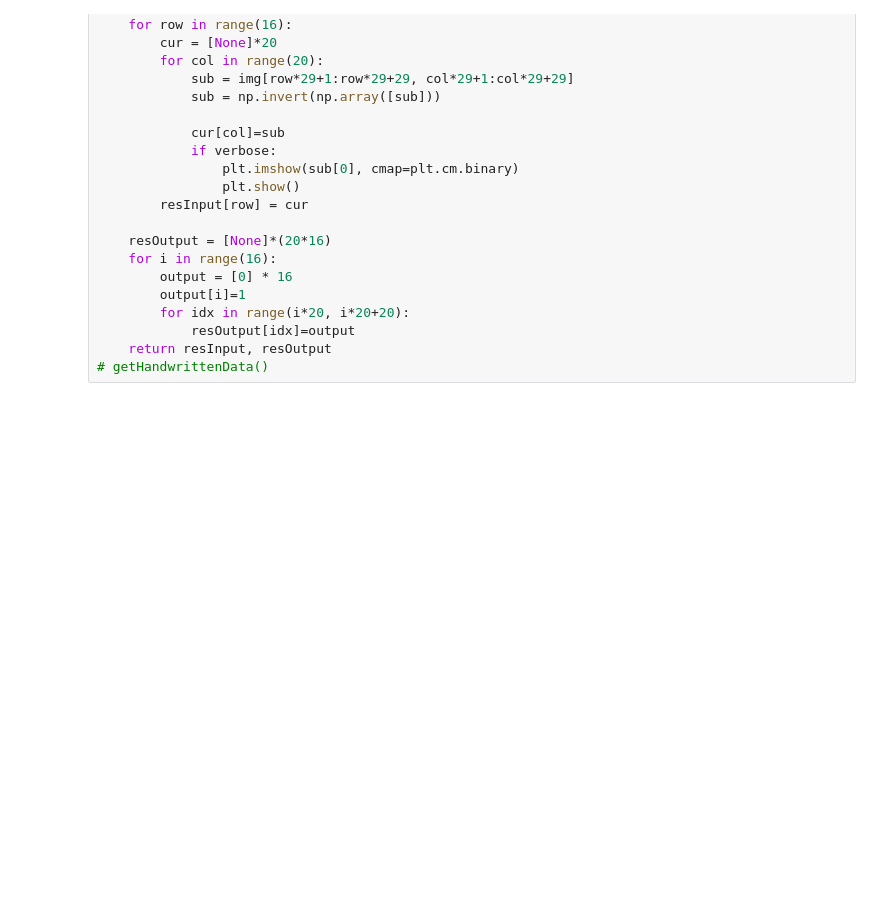
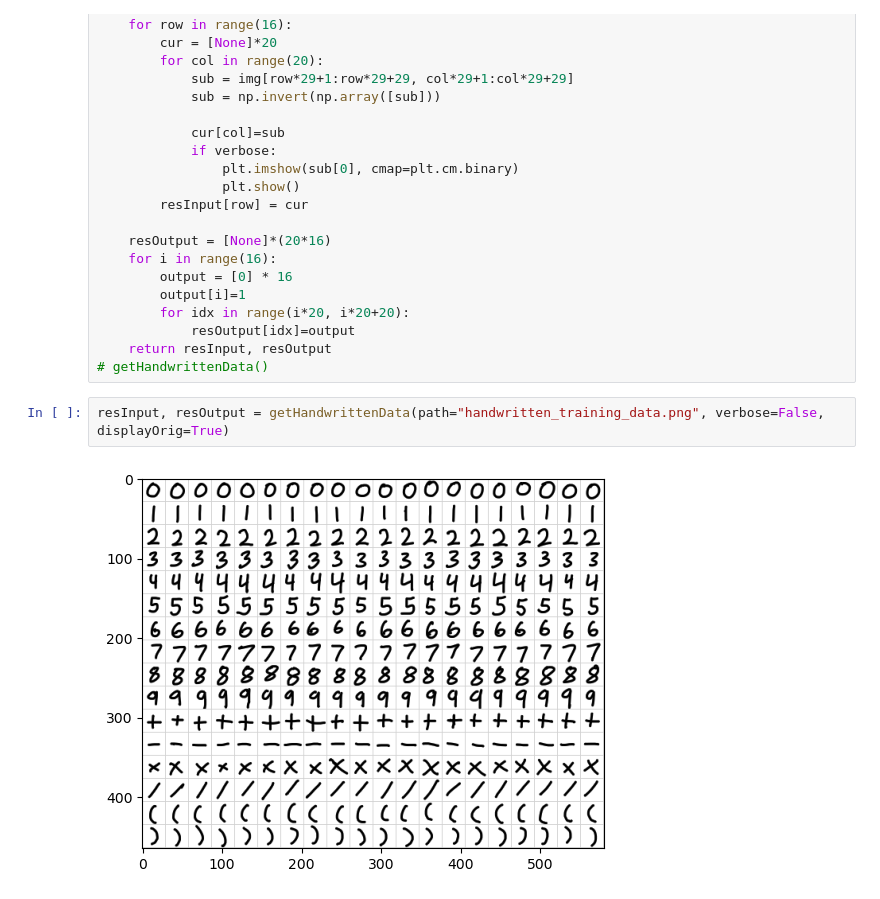
Before and after one commit to JasonFeng365/Group6Project, a Jupyter notebook: ExpressionEvaluator.ipynb, the cells around one changed output. Saved outputs shown, nothing was run; the diff lists cells and outputs as text; blank space fills up the shorter version.

Commit message:
Model to extract new handwritten images

```diff
--- a/ExpressionEvaluator.ipynb
+++ b/ExpressionEvaluator.ipynb
@@ -240,3 +243,7 @@ def getHandwrittenData(path="handwritten_training_data.png", verbose=False, disp
             resOutput[idx]=output
     return resInput, resOutput
 # getHandwrittenData()
+# %%
+resInput, resOutput = getHandwrittenData(path="handwritten_training_data.png", verbose=False, displayOrig=True)
+# %% [output]
+[figure, added]
```
Also changed, not shown: parts of 14 cells of this notebook.
